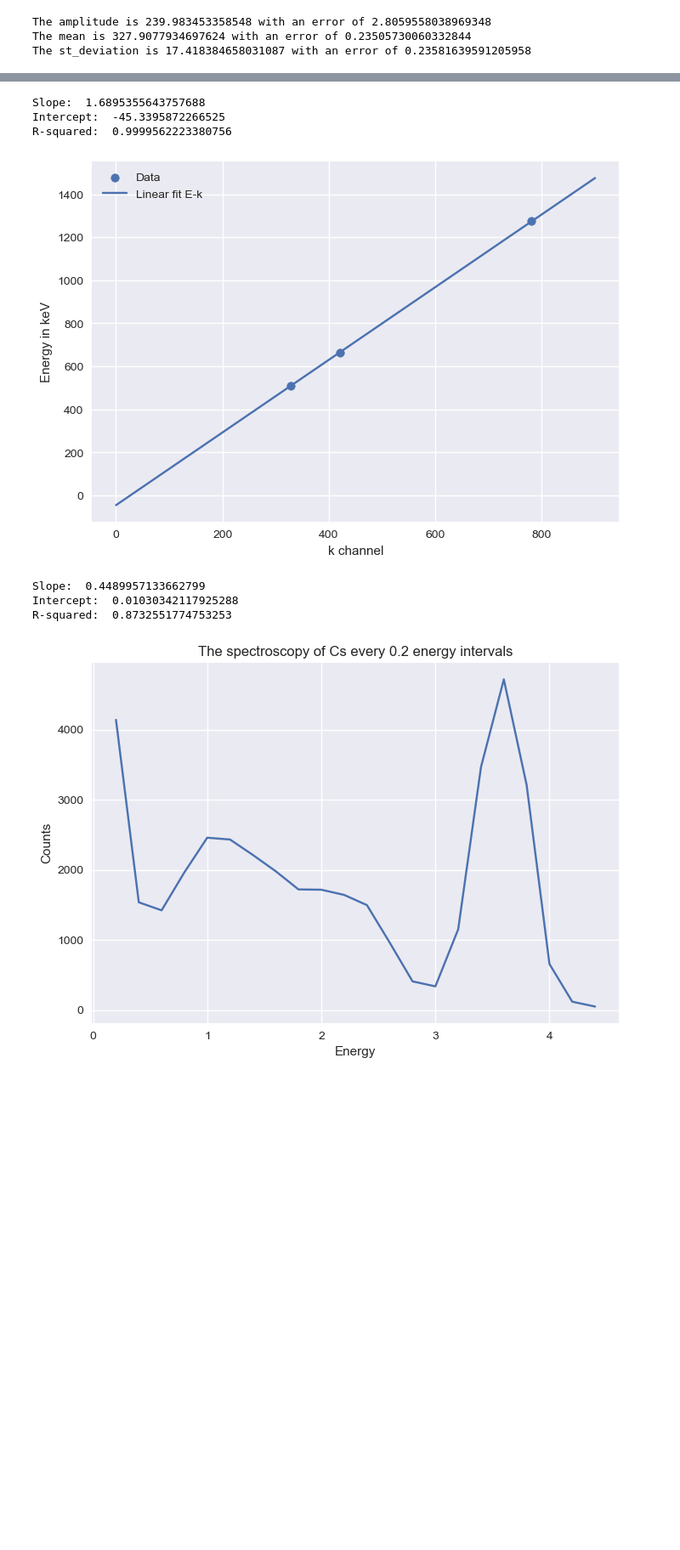
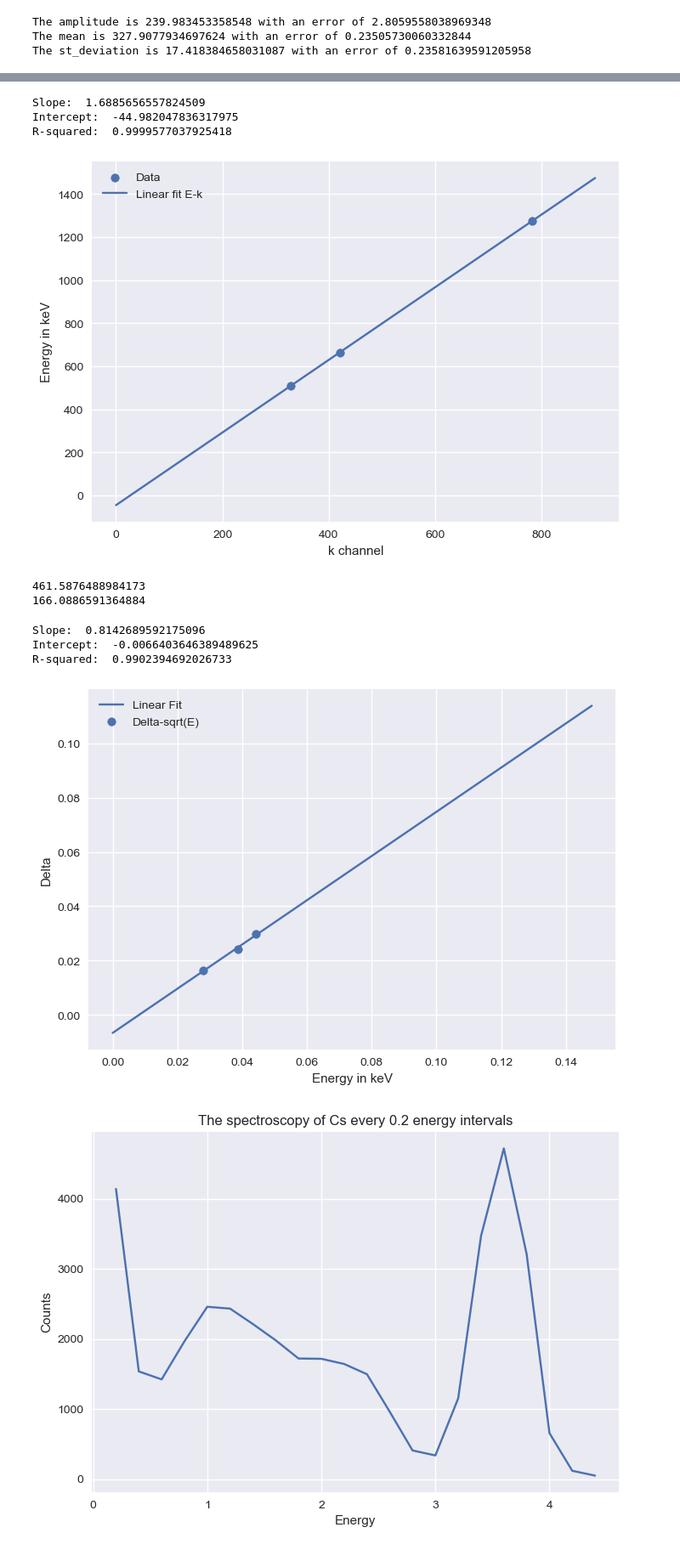
Before and after one commit to grk38/data_analysis_nuclear_lab, a Jupyter notebook: Erg_pyr.ipynb, the cells around one changed output, grey strips where cells are left out. Shown at 85% size. Drawn from its saved outputs; the diff is of its cells as text; code cells hidden in the pictures; blank space fills up the shorter version.

```diff
--- a/Erg_pyr.ipynb
+++ b/Erg_pyr.ipynb
@@ -186,17 +198,24 @@ The st_deviation is 31.07676895789633 with an error of 0.7667833807394178
 # %%
-spike = np.array([420.182249145738,327.9077934697624 ,780.8323524773539])
+spike = np.empty((3))
+std_k = np.empty((3))
+for index in range(3):
+    spike[index] = fitting_final[index][1]
 real = np.array([661.65,511.,1274.5 ]) #keV
-std_k = np.array([18.633175432434086,17.418384658031087,31.07676895789633])
+for index in range(3):
+    std_k[index] = fitting_final[index][2]
+
 
 
 slope, intercept, r_value, p_value, std_err = linregress(spike, real)
 
 # Print the results
+s = slope
+i = intercept
 x = np.linspace(0,900,2)
 def linfit(x):
-    return slope*x+intercept
+    return s*x+i
 y = linfit(x)
-pvalue = slope/intercept
+pvalue = s/i
 print("Slope: ", slope)
 print("Intercept: ", intercept)
 print("R-squared: ", r_value**2)
@@ -205,29 +224,46 @@ plt.plot(x,y, label='Linear fit E-k')
 plt.legend(loc='upper left')
 plt.xlabel('k channel')
 plt.ylabel('Energy in keV')
+plt.savefig('Linear.png')
 plt.show()
+#Compton edges for Cs and Na
+print(linfit(300))
+print(linfit(125))
 # %% [output]
-Slope:  1.6895355643757688
-Intercept:  -45.3395872266525
-R-squared:  0.9999562223380756
+Slope:  1.6885656557824509
+Intercept:  -44.982047836317975
+R-squared:  0.9999577037925418
 [figure]
+461.5876488984173
+166.0886591364884
 # %%
 #Calculate the precision
-delta = np.empty(())
+delta = np.empty((3))
 inv_sq_en = np.empty(3)
-delta = (2*0.5887 *std_k)/(spike+pvalue)
-energies = linfit(spike)
-for index in range(np.size(energies)):
-    inv_sq_en[index] = 1/(math.sqrt(energies[index]))
+for index in range(3):
+    delta[index] = (2*1.177 *math.sqrt(std_k[index]))/(spike[index]+pvalue)
+    inv_sq_en[index] = 1/math.sqrt(linfit(spike[index]))
 
 slope, intercept, r_value, p_value, std_err = linregress(inv_sq_en, delta)
+x = np.arange(0,0.15,0.002)
+def otherlinfit(x):
+    return slope*x+intercept
+y = otherlinfit(x)
 print("Slope: ", slope)
 print("Intercept: ", intercept)
 print("R-squared: ", r_value**2)
+plt.plot(x,y , label='Linear Fit')
+plt.scatter(inv_sq_en,delta, label='Delta-sqrt(E)')
+plt.legend(loc='upper left')
+plt.ylabel('Delta')
+plt.xlabel('Energy in keV')
+plt.savefig('Linear-delta.png')
+plt.show()
 # %% [output]
-Slope:  0.4489957133662799
-Intercept:  0.01030342117925288
-R-squared:  0.8732551774753253
+Slope:  0.8142689592175096
+Intercept:  -0.0066403646389489625
+R-squared:  0.9902394692026733
+[figure, added]
 # %%
 x_data = np.arange(0.2 , 4.6 , 0.2)
 y_data = np.array([4141,1537,1423,1966,2459,2433,2213,1981,1721,1717,1643,1497,961,409,338,1152,3468,4718,3210,657,119,50])
```
Also changed, not shown: parts of 9 cells of this notebook.
